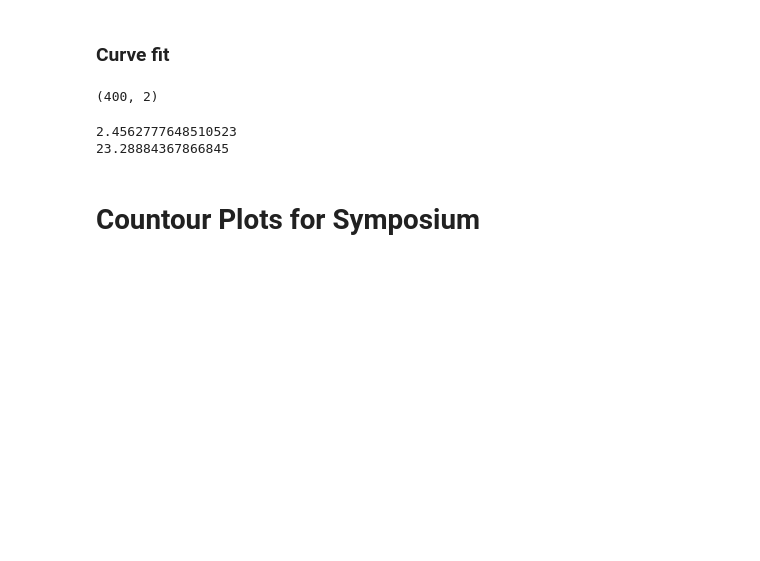
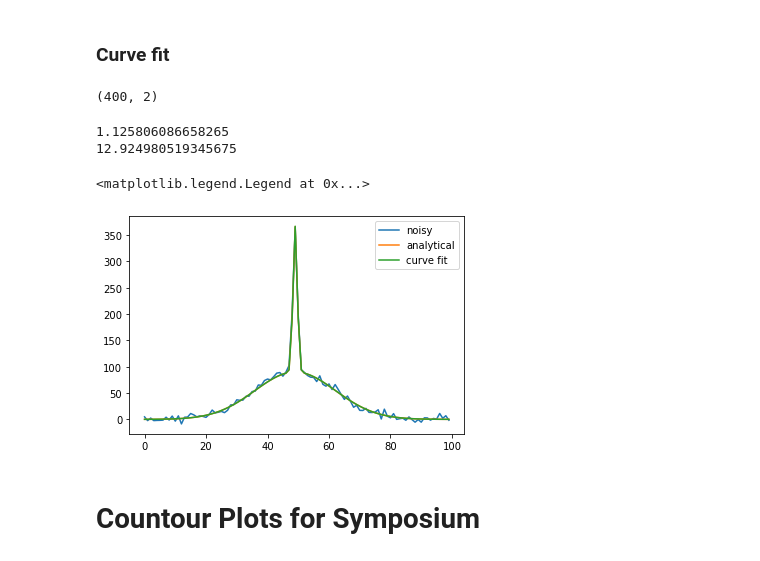
Before and after one commit to alec-gironda/Bose-Einstein-Condensate-NN, a Jupyter notebook: gaussian_fit.ipynb, the cells around one changed output. Drawn from its saved outputs; the diff is of its cells as text; code cells hidden in the pictures; blank space fills up the shorter version.

```diff
--- a/gaussian_fit.ipynb
+++ b/gaussian_fit.ipynb
@@ -956,12 +958,12 @@ full_preds_simple.shape
 # %% [output]
 (400, 2)
 # %%
-fit_T_rmse = mean_squared_error(full_preds_simple[:,0],tmp_y_test_simple[:len(full_preds),0],squared = False)
+fit_T_rmse = mean_squared_error(full_preds_simple[:,0],tmp_y_test_simple[:,0],squared = False)
 print(fit_T_rmse)
 
-fit_N_rmse = mean_squared_error(full_preds_simple[:,1],tmp_y_test_simple[:len(full_preds),1],squared = False)
+fit_N_rmse = mean_squared_error(full_preds_simple[:,1],tmp_y_test_simple[:,1],squared = False)
 print(fit_N_rmse)
 # %% [output]
-2.4562777648510523
-23.28884367866845
+1.125806086658265
+12.924980519345675
 # %%
@@ -977,3 +1017,15 @@ print(fit_N_rmse)
+# %%
+#plot for amplitude 5 simple noise
+
+indx = 5
+row = 48
+plt.plot(np.arange(100),tmp_x_test_simple[indx,row],label = "noisy")
+plt.plot(np.arange(100),analytical_eq((x,y),0,0,*tmp_y_test_simple[indx][::-1]).reshape(100,100)[row],label = "analytical")
+plt.plot(np.arange(100),analytical_eq((x,y),0,0,*full_preds_simple[indx][::-1]).reshape(100,100)[row],label = "curve fit")
+plt.legend()
+# %% [output]
+<matplotlib.legend.Legend at 0x...>
+[figure, added]
 # %% [markdown]
 # Countour Plots for Symposium
 # %%
```
Also changed, not shown: parts of 8 cells of this notebook, 3 other files.
